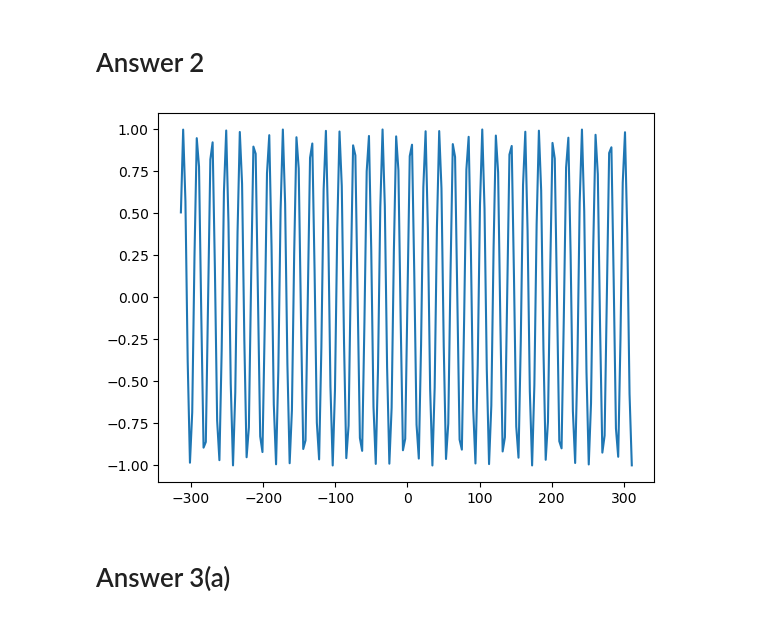
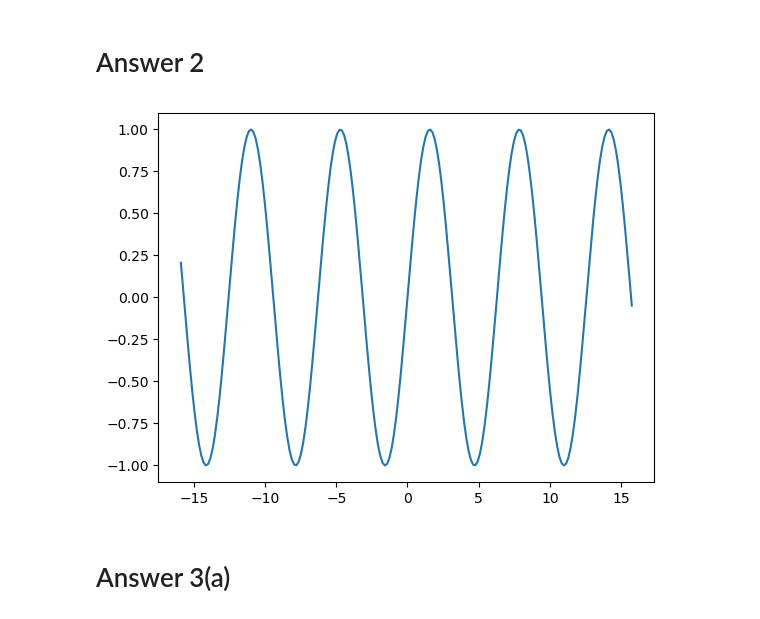
Before and after one commit to JordanRichard/Intro_AI, a Jupyter notebook: lab02.ipynb, the cells around one changed output. Drawn from its saved outputs; the diff is of its cells as text; code cells hidden in the pictures.

```diff
--- a/lab02.ipynb
+++ b/lab02.ipynb
@@ -23,17 +23,15 @@ graph(f,x)
 # %% [markdown]
 # Answer 2
 # %%
+import math
 import matplotlib.pyplot as plt
-import math
-
 t = range(-100,100)
-x = [math.pi*x for x in t]
-y = [math.sin(x)for x in t]
-
+x = [x/(2*math.pi) for x in t]
+y = [math.sin(t) for t in x]
 plt.plot(x,y)
 plt.show()
 # %% [output]
-[figure, old version]
+[figure, new version]
 # %% [markdown]
 # Answer 3(a)
 # %% [markdown]
```
Also changed, not shown: 1 other file.
